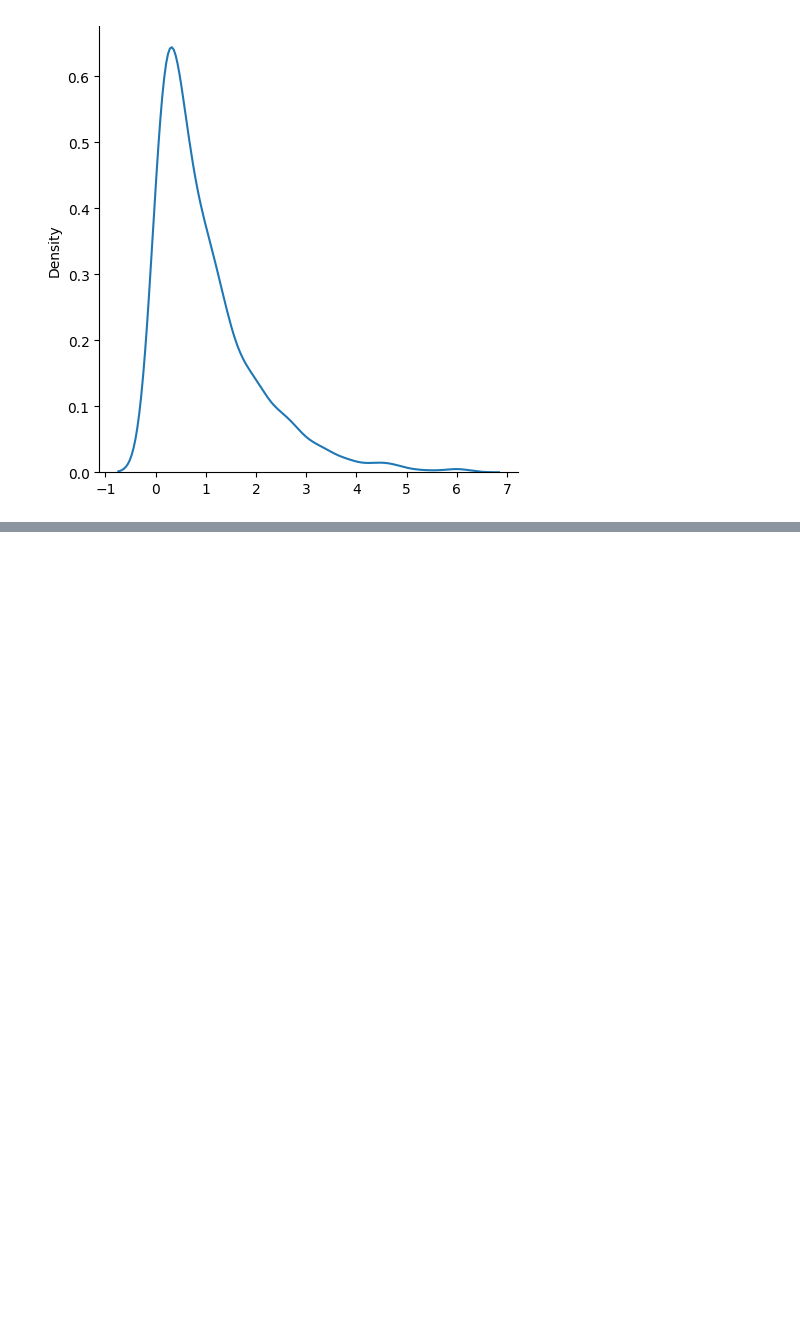
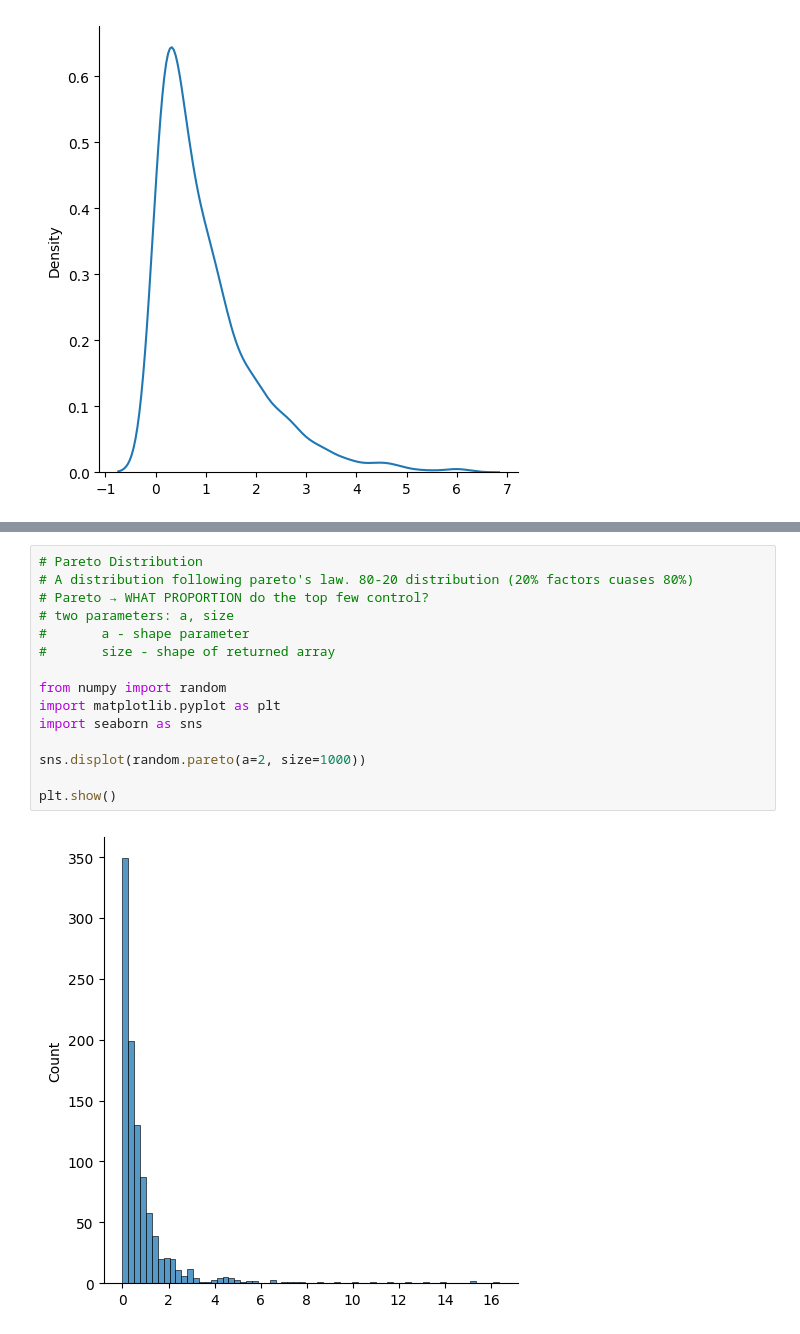
Before and after one commit to yulialee9732/Python-Notes, a Jupyter notebook: numPy/numPy_random.ipynb, the cells around one changed output, grey strips where cells are left out. Drawn from its saved outputs; the diff is of its cells as text; blank space fills up the shorter version.

```diff
--- a/numPy/numPy_random.ipynb
+++ b/numPy/numPy_random.ipynb
@@ -218,0 +249,17 @@ plt.show()
+# %%
+# Pareto Distribution
+# A distribution following pareto's law. 80-20 distribution (20% factors cuases 80%)
+# Pareto → WHAT PROPORTION do the top few control?
+# two parameters: a, size
+#       a - shape parameter
+#       size - shape of returned array
+
+from numpy import random
+import matplotlib.pyplot as plt
+import seaborn as sns
+
+sns.displot(random.pareto(a=2, size=1000))
+
+plt.show()
+# %% [output]
+[figure, added]
```
Also changed, not shown: parts of 3 cells of this notebook.
